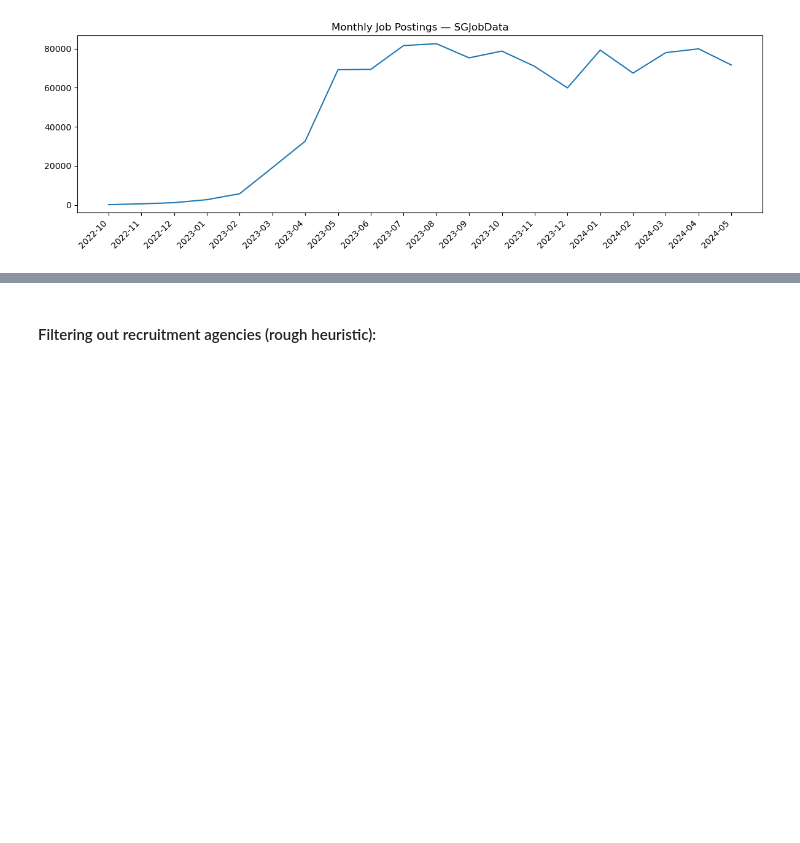
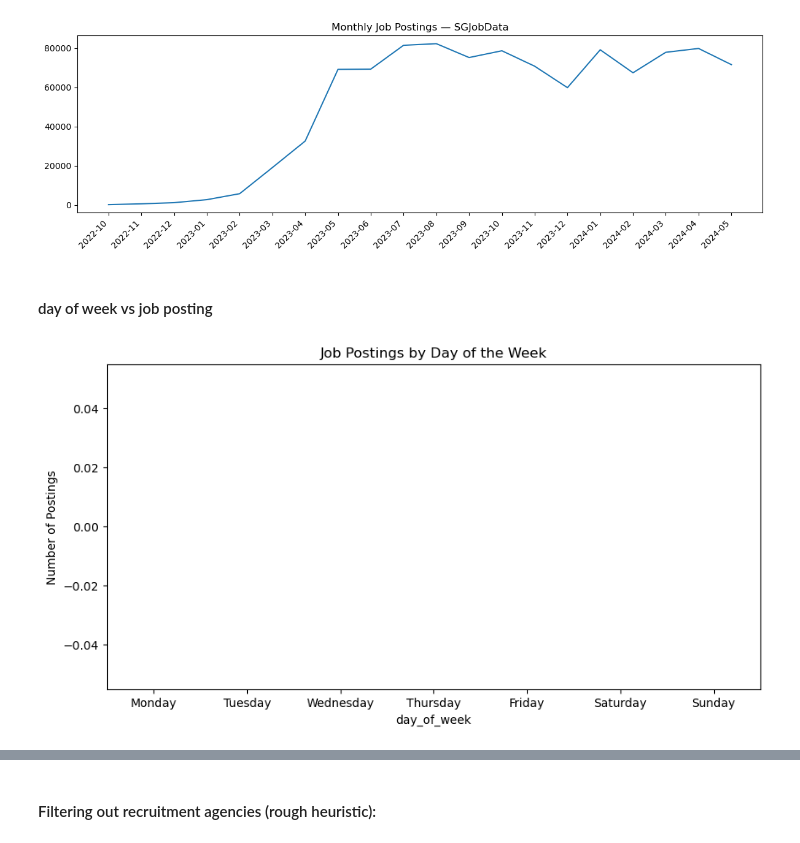
Before and after one commit to zeroonyx/6m-data-1-groupproject, a Jupyter notebook: personaD.ipynb, the cells around one changed output, grey strips where cells are left out. Cells and saved outputs as stored; diff of their text form; code cells hidden in the pictures; blank space fills up the shorter version.

Commit message:
data cleaning

```diff
--- a/personaD.ipynb
+++ b/personaD.ipynb
@@ -301 +360,7 @@ salary_maximum: Lower Whisker = 0, Upper Whisker = 11,300
+# %%
+# drop rows with 12 nulls in a row
+
+# df.drop(df_3988.index, inplace=True)
+# getting the index one more time to be safe
+df.drop(df[df.isna().sum(axis=1) == 12].index, inplace=True)
 # %% [markdown]
@@ -343,3 +390,9 @@ Mean: 4,551  Median: 3,800  Std: 2,533
+# %%
+# Apply filters to drop rows with extreme outliers
+df_clean = df_clean[
+    (df_clean['minimumYearsExperience'] < 30) &
+    (df_clean['numberOfVacancies'] < 99)
+].copy()
 # %% [markdown]
 #### Groupby aggregation — salary by position level:
 # %%
@@ -375,7 +430,7 @@ def extract_first_category(cat_str):
     match = re.search(r'"category"\s*:\s*"([^"]+)"', str(cat_str))
     return match.group(1) if match else np.nan
 
-df['primary_category'] = df['categories'].apply(extract_first_category)
-print(df['primary_category'].value_counts().head(10))
+df_clean['primary_category'] = df_clean['categories'].apply(extract_first_category)
+print(df_clean['primary_category'].value_counts().head(10))
 # %% [output]
 primary_category
@@ -404,3 +459,23 @@ plt.tight_layout()
 plt.show()
 # %% [output]
 [figure]
+# %% [markdown]
+#### day of week vs job posting
+# %%
+df_clean['day_of_week'] = df_clean['metadata_originalPostingDate'].dt.dayofweek # 1 to 7 for Mon to Sun
+df_clean['month_of_year'] = df_clean['metadata_originalPostingDate'].dt.month # 1 to 12 for Jan to Dec
+
+# 1. Count postings per day
+day_counts = df_clean['day_of_week'].value_counts()
+
+# 2. Sort them in calendar order
+days_order = ['Monday', 'Tuesday', 'Wednesday', 'Thursday', 'Friday', 'Saturday', 'Sunday']
+day_counts = day_counts.reindex(days_order)
+# 3. Plot
+plt.figure(figsize=(10, 5))
+sns.barplot(x=day_counts.index, y=day_counts.values, palette='viridis')
+plt.title('Job Postings by Day of the Week')
+plt.ylabel('Number of Postings')
+plt.show()
+# %% [output]
+[figure, added]
```
Also changed, not shown: parts of 57 cells of this notebook, 1 other file.
